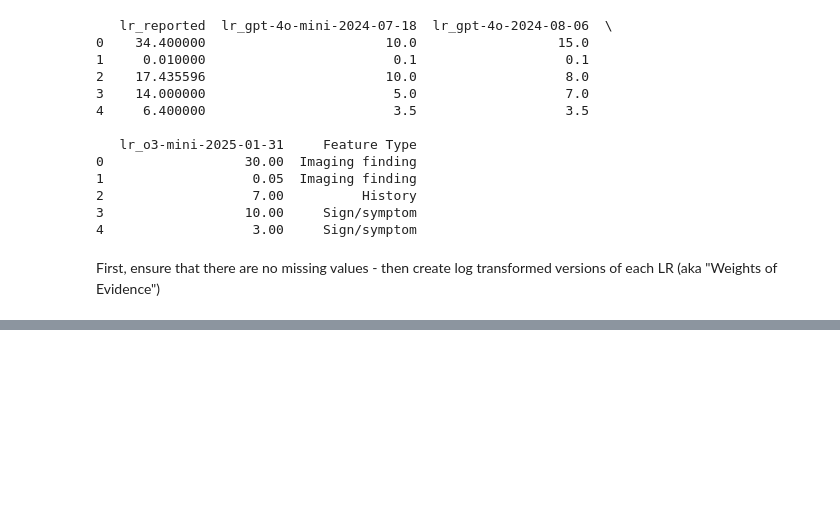
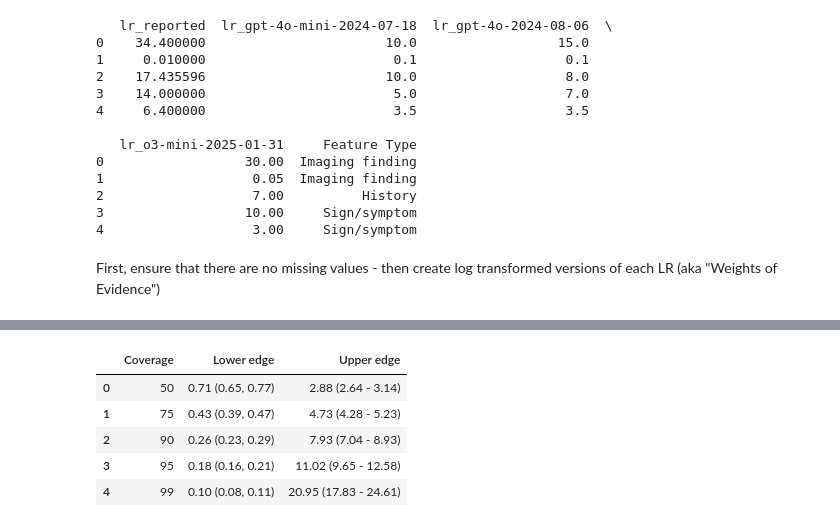
Before and after one commit to reblocke/llm_estimate_lrs, a Jupyter notebook: data_analysis.ipynb, the cells around one changed output, grey strips where cells are left out. Drawn from its saved outputs; the diff is of its cells as text; code cells hidden in the pictures; blank space fills up the shorter version.

```diff
--- a/data_analysis.ipynb
+++ b/data_analysis.ipynb
@@ -128,0 +758,89 @@ plt.show()
+# %%
+# ---------------------------------------------------------------------
+# coverage‑interval table on RATIO scale for the chosen models
+# prerequisites already present in notebook:
+#   • ln_diffs  (dict[label → Series of log‑errors])
+#   • numpy as np, pandas as pd, scipy.stats as st
+# ---------------------------------------------------------------------
+
+models = ["4o-mini", "4o", "o3-mini"]          # models to report
+
+# ---------------------------------------------------------------
+# Build “pretty” tables with combined point‑estimate and CI
+# ---------------------------------------------------------------
+
+def prettify(tbl, digits=2):
+    """
+    Re‑shape a coverage‑interval DataFrame so that:
+
+      • Column 1 : 'Coverage'  (as %)
+      • Column 2 : 'Lower edge'  →  point (loCI, hiCI)  using commas
+      • Column 3 : 'Upper edge'  →  point (loCI - hiCI) using a dash
+
+    All numbers rounded to <digits> decimal places.
+    """
+    fmt = f"{{:.{digits}f}}"
+    out = pd.DataFrame({
+        "Coverage"   : tbl["coverage"],
+        "Lower edge" : tbl.apply(
+            lambda r: f"{fmt.format(r['lower'])} "
+                      f"({fmt.format(r['lower_ci_low'])}, "
+                      f"{fmt.format(r['lower_ci_high'])})", axis=1),
+        "Upper edge" : tbl.apply(
+            lambda r: f"{fmt.format(r['upper'])} "
+                      f"({fmt.format(r['upper_ci_low'])} - "
+                      f"{fmt.format(r['upper_ci_high'])})", axis=1)
+    })
+    return out
+
+
+def coverage_table_ratio(errors: pd.Series,
+                         coverages=(0.50, 0.75, 0.90, 0.95, 0.99),
+                         conf_level=0.95) -> pd.DataFrame:
+    """
+    Return a DataFrame of symmetric coverage intervals expressed
+    as multiplicative ratios (exp of log‑limits) together with the
+    95 % CI of each limit.
+
+    Formulae follow Bland & Altman (1999) assuming approximate
+    normality of log‑errors.
+    """
+    x      = errors.dropna().values
+    n      = len(x)
+    mean_l = x.mean()
+    sd_l   = x.std(ddof=1)
+    t_mult = st.t.ppf(1 - (1 - conf_level)/2, n-1)
+
+    rows = []
+    for p in coverages:
+        z          = st.norm.ppf(0.5 + p/2)           # two‑sided multiplier
+        lo_l       = mean_l - z*sd_l                  # lower limit (ln)
+        hi_l       = mean_l + z*sd_l                  # upper limit (ln)
+        se_lim     = sd_l * np.sqrt(1/n + z**2/(2*(n-1)))
+
+        # CI for each limit on ln‑scale
+        lo_ci_l, lo_ci_h = lo_l - t_mult*se_lim, lo_l + t_mult*se_lim
+        hi_ci_l, hi_ci_h = hi_l - t_mult*se_lim, hi_l + t_mult*se_lim
+
+        rows.append(dict(
+            coverage           = int(p*100),
+            lower              = np.exp(lo_l),
+            upper              = np.exp(hi_l),
+            lower_ci_low       = np.exp(lo_ci_l),
+            lower_ci_high      = np.exp(lo_ci_h),
+            upper_ci_low       = np.exp(hi_ci_l),
+            upper_ci_high      = np.exp(hi_ci_h),
+        ))
+    return pd.DataFrame(rows)
+
+
+# build and display tables
+tables_ratio = {lab: coverage_table_ratio(ln_diffs[lab]) for lab in models}
+
+# build and show the pretty tables
+with pd.option_context("display.max_colwidth", None):   # prevent wrapping
+    for lab in models:
+        pretty = prettify(tables_ratio[lab], digits=2)
+        print(f"\nModel: {lab}")
+        display(pretty)
+# %% [output]
@@ -128,0 +848,6 @@ plt.show()
+|  | Coverage | Lower edge | Upper edge |
+| 0 | 50 | 0.71 (0.65, 0.77) | 2.88 (2.64 - 3.14) |
+| 1 | 75 | 0.43 (0.39, 0.47) | 4.73 (4.28 - 5.23) |
+| 2 | 90 | 0.26 (0.23, 0.29) | 7.93 (7.04 - 8.93) |
+| 3 | 95 | 0.18 (0.16, 0.21) | 11.02 (9.65 - 12.58) |
+| 4 | 99 | 0.10 (0.08, 0.11) | 20.95 (17.83 - 24.61) |
```
Also changed, not shown: parts of 34 cells of this notebook, 42 other files.
